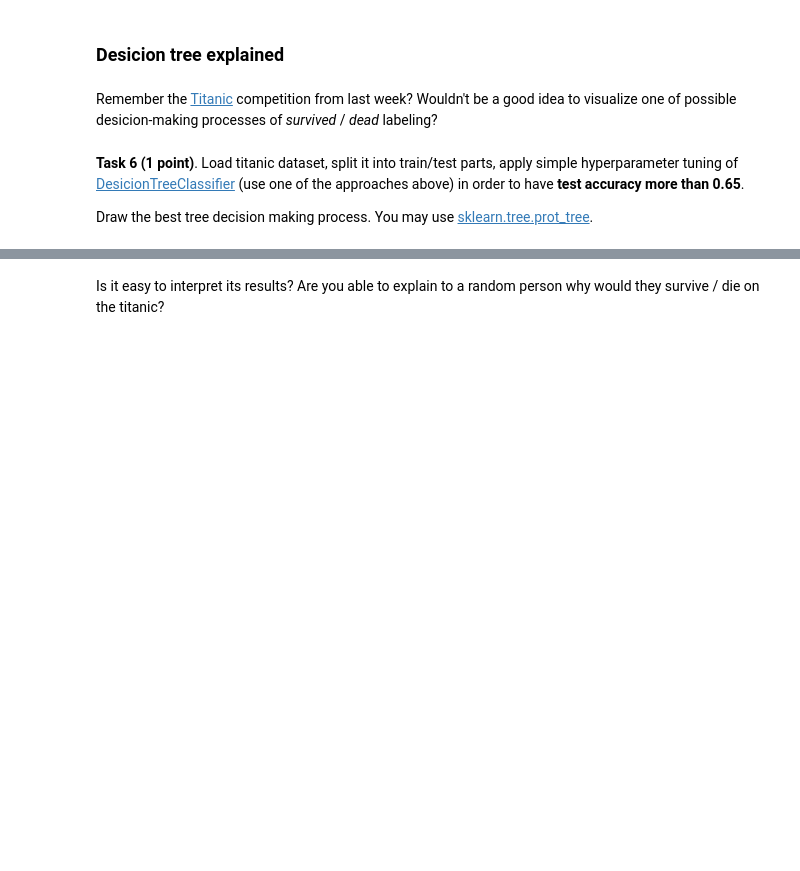
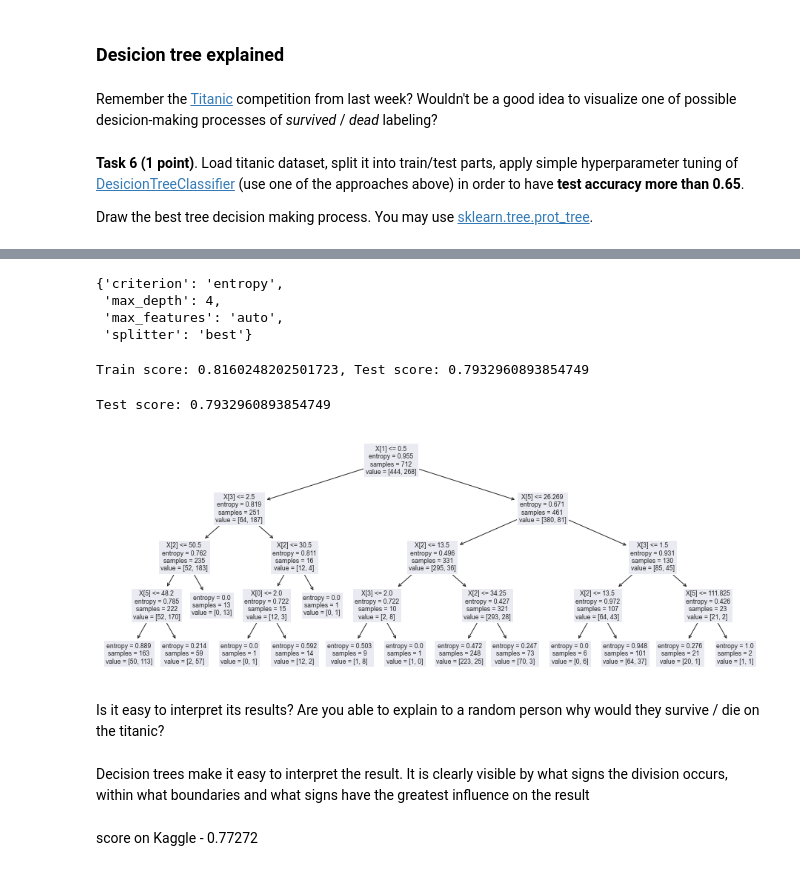
Before and after one commit to EvgenVer/RS_ml_course1, a Jupyter notebook: 7_trees_and_ensembles/rf_classifier.ipynb, the cells around one changed output, grey strips where cells are left out. Saved outputs shown, nothing was run; the diff lists cells and outputs as text; code cells hidden in the pictures; blank space fills up the shorter version.

```diff
--- a/7_trees_and_ensembles/rf_classifier.ipynb
+++ b/7_trees_and_ensembles/rf_classifier.ipynb
@@ -630,0 +733,7 @@ from sklearn.tree import DecisionTreeClassifier
+# %%
+imputer = SimpleImputer(strategy='median')
+imputer.fit(np.array(df['Age']).reshape(-1, 1))
+df['Age'] = imputer.transform(np.array(df['Age']).reshape(-1, 1))
+valid_df['Age'] = imputer.transform(np.array(valid_df['Age']).reshape(-1, 1))
+imputer.fit(np.array(df['Fare']).reshape(-1, 1))
+valid_df['Fare'] = imputer.transform(np.array(valid_df['Fare']).reshape(-1, 1))
@@ -630,0 +767,12 @@ from sklearn.tree import DecisionTreeClassifier
+# %%
+X_train, X_test, y_train, y_test = train_test_split(df.drop(columns='Survived'), df['Survived'], test_size=0.2, random_state=RANDOM_STATE)
+# %%
+clf = DecisionTreeClassifier(random_state=RANDOM_STATE)
+depth = list(range(20))
+depth.append(None)
+params = {'criterion': ["gini", "entropy"],
+         'splitter': ['best', 'random'],
+         'max_depth': depth,
+         'max_features': ['auto', 'sqrt', 'log2']}
+search_grid = GridSearchCV(clf, param_grid=params, scoring='accuracy', n_jobs=-1, cv=5)
+search_grid.fit(X_train, y_train)
@@ -631,2 +805,26 @@ from sklearn.tree import DecisionTreeClassifier
+# %%
+search_grid.best_params_
+# %% [output]
+{'criterion': 'entropy',
+ 'max_depth': 4,
+ 'max_features': 'auto',
+ 'splitter': 'best'}
+# %%
+print(f'Train score: {search_grid.best_score_}, Test score: {accuracy_score(y_test, search_grid.predict(X_test))}')
+# %% [output]
+Train score: 0.8160248202501723, Test score: 0.7932960893854749
+# %%
+best_clf = DecisionTreeClassifier(criterion='entropy',max_depth=4, max_features='auto', splitter='best', random_state=RANDOM_STATE)
+best_clf.fit(X_train, y_train)
+print(f'Test score: {accuracy_score(y_test, best_clf.predict(X_test))}')
+# %% [output]
+Test score: 0.7932960893854749
+# %%
+plot_tree(best_clf)
+plt.show()
+# %% [output]
+[figure, added]
 # %% [markdown]
 Is it easy to interpret its results? Are you able to explain to a random person why would they survive / die on the titanic?
+# %% [markdown]
+Decision trees make it easy to interpret the result. It is clearly visible by what signs the division occurs, within what boundaries and what signs have the greatest influence on the result
@@ -632,0 +835,2 @@ Is it easy to interpret its results? Are you able to explain to a random person
+# %% [markdown]
+score on Kaggle - 0.77272
```
Also changed, not shown: parts of 29 cells of this notebook, 4 other files.
